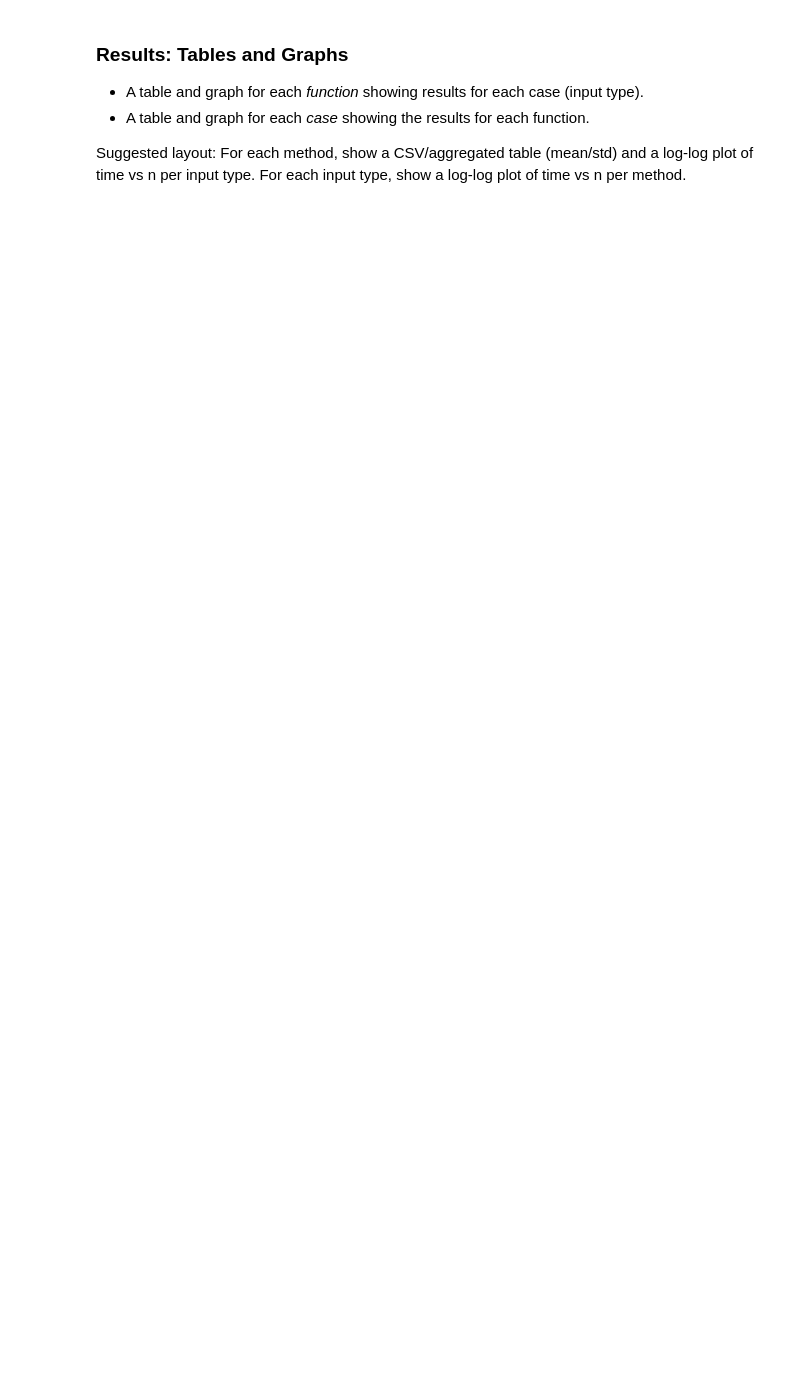
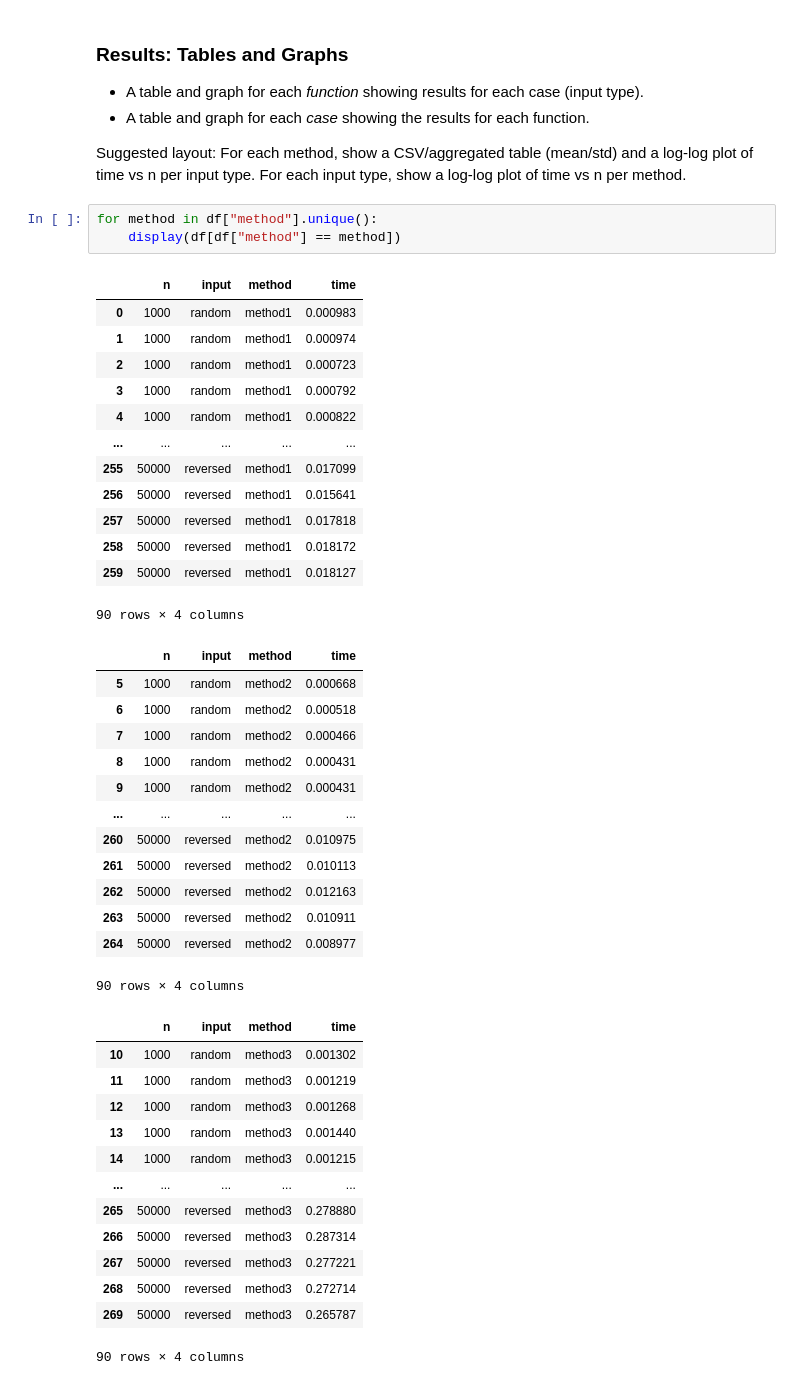
Before and after one commit to colonv-code/Program4_Algorithims, a Jupyter notebook: Program4AlgoFile.ipynb, the cells around one changed output. Cells and saved outputs as stored; diff of their text form; blank space fills up the shorter version.

```diff
--- a/Program4AlgoFile.ipynb
+++ b/Program4AlgoFile.ipynb
@@ -97,3 +202,46 @@ run_benchmarks()
 - A table and graph for each *case* showing the results for each function.
 
 Suggested layout: For each method, show a CSV/aggregated table (mean/std) and a log-log plot of time vs n per input type. For each input type, show a log-log plot of time vs n per method.
+# %%
+for method in df["method"].unique():
+    display(df[df["method"] == method])
+# %% [output]
+|  | n | input | method | time |
+| 0 | 1000 | random | method1 | 0.000983 |
+| 1 | 1000 | random | method1 | 0.000974 |
+| 2 | 1000 | random | method1 | 0.000723 |
+| 3 | 1000 | random | method1 | 0.000792 |
+| 4 | 1000 | random | method1 | 0.000822 |
+| ... | ... | ... | ... | ... |
+| 255 | 50000 | reversed | method1 | 0.017099 |
+| 256 | 50000 | reversed | method1 | 0.015641 |
+| 257 | 50000 | reversed | method1 | 0.017818 |
+| 258 | 50000 | reversed | method1 | 0.018172 |
+| 259 | 50000 | reversed | method1 | 0.018127 |
+90 rows × 4 columns
+|  | n | input | method | time |
+| 5 | 1000 | random | method2 | 0.000668 |
+| 6 | 1000 | random | method2 | 0.000518 |
+| 7 | 1000 | random | method2 | 0.000466 |
+| 8 | 1000 | random | method2 | 0.000431 |
+| 9 | 1000 | random | method2 | 0.000431 |
+| ... | ... | ... | ... | ... |
+| 260 | 50000 | reversed | method2 | 0.010975 |
+| 261 | 50000 | reversed | method2 | 0.010113 |
+| 262 | 50000 | reversed | method2 | 0.012163 |
+| 263 | 50000 | reversed | method2 | 0.010911 |
+| 264 | 50000 | reversed | method2 | 0.008977 |
+90 rows × 4 columns
+|  | n | input | method | time |
+| 10 | 1000 | random | method3 | 0.001302 |
+| 11 | 1000 | random | method3 | 0.001219 |
+| 12 | 1000 | random | method3 | 0.001268 |
+| 13 | 1000 | random | method3 | 0.001440 |
+| 14 | 1000 | random | method3 | 0.001215 |
+| ... | ... | ... | ... | ... |
+| 265 | 50000 | reversed | method3 | 0.278880 |
+| 266 | 50000 | reversed | method3 | 0.287314 |
+| 267 | 50000 | reversed | method3 | 0.277221 |
+| 268 | 50000 | reversed | method3 | 0.272714 |
+| 269 | 50000 | reversed | method3 | 0.265787 |
+90 rows × 4 columns
```
Also changed, not shown: parts of 13 cells of this notebook.
